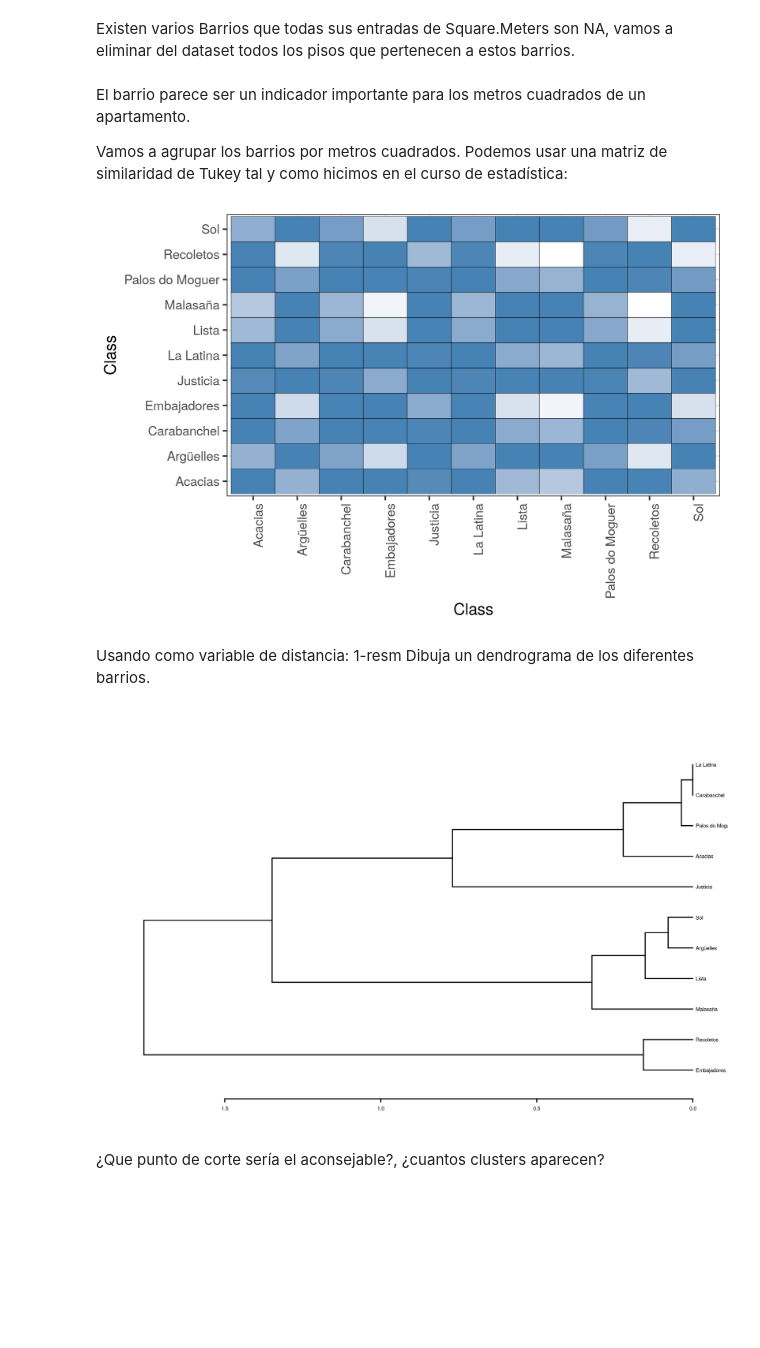
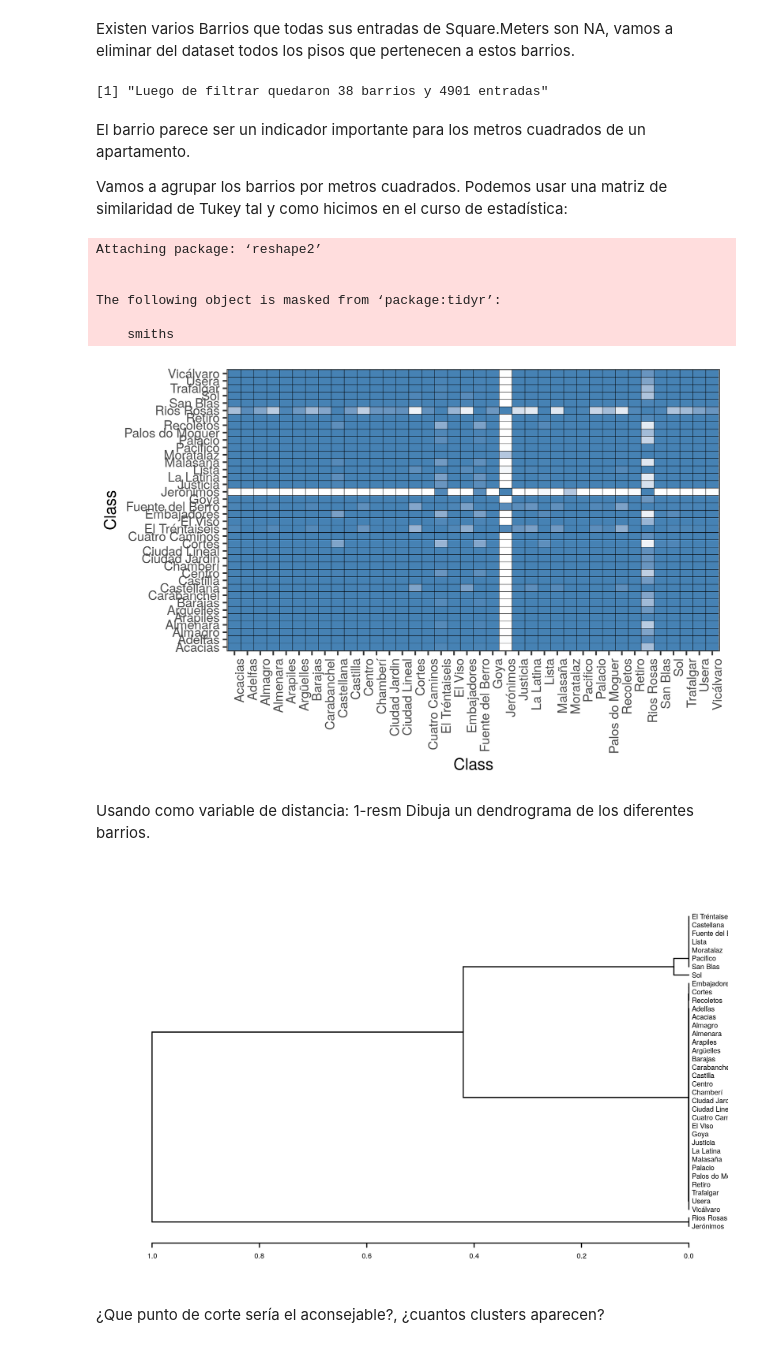
Before and after one commit to bernikrn/data-mining-practica, a Jupyter notebook: Practica-BernardoKoron.ipynb, the cells around one changed output. Drawn from its saved outputs; the diff is of its cells as text; code cells hidden in the pictures; blank space fills up the shorter version.

```diff
--- a/Practica-BernardoKoron.ipynb
+++ b/Practica-BernardoKoron.ipynb
@@ -74,0 +70,11 @@ A data.frame: 6 × 12
+# %%
+paste('Cantidad de entradas iniciales: ', airbnb |> nrow())
+
+df_madrid <- airbnb |>
+                filter(City == "Madrid") |>
+                filter(Room.Type == "Entire home/apt") |>
+                filter(Neighbourhood != '') |>
+                filter(!is.na(Neighbourhood)) |>
+                select(-c('Room.Type','City'))
+
+paste('Cantidad de entradas luego de filtrado: ', nrow(df_madrid))
@@ -75,7 +84,8 @@ A data.frame: 6 × 12
 # %% [markdown]
 Crea una nueva columna llamada Square.Meters a partir de Square.Feet. Recuerda que un pie cuadrado son 0.092903 metros cuadrados.
 # %%
-df_madrid$Square.Meters <- df_madrid$Square.Feet * 0.092903
+df_madrid <- df_madrid |> mutate(Square.Meters = Square.Feet*0.092903)
+df_madrid <- df_madrid |> select(-c('Square.Feet'))
 
-df_madrid[!is.na(df_madrid$Square.Feet),] |> head(5)
+df_madrid |> head()
 # %% [output]
@@ -145,8 +154,8 @@ Existen varios Barrios que todas sus entradas de Square.Meters son NA, vamos a e
 # %%
 # Agrupo DF por barrios y cuento cuandos valores de m2 distintos a NA hay en cada barrio.
 # Si no tiene ningun valor distinto a NA, ese barrio debera ser eliminado.
-df_madrid |> group_by(Neighbourhood) |>
-    summarise("Cantidad de pisos" = n(), "Cantidad de pisos con m2 != NA"= sum(!is.na(Square.Meters))) -> df_group_barrios
+df_group_barrios <- df_madrid |> group_by(Neighbourhood) |>
+    summarise("Cantidad de pisos con m2 != NA" = sum(!is.na(Square.Meters)))
 
 # Selecciona solo los barrios que tienen al menos un valor de m2 distinto a NA
 df_barrios_sin_m2_NA <- df_group_barrios[df_group_barrios$"Cantidad de pisos con m2 != NA" > 0, "Neighbourhood"]
@@ -156,6 +165,14 @@ barrios_sin_m2_NA <- pull(df_barrios_sin_m2_NA,Neighbourhood)
 
 # Selecciona del DF original, solo esos barrios.
 df_madrid <- df_madrid[df_madrid$Neighbourhood %in% barrios_sin_m2_NA,]
+# %%
+paste('Luego de filtrar quedaron',
+      df_madrid$Neighbourhood |> unique() |> length(),
+      'barrios y',
+      df_madrid |> nrow(),
+      'entradas')
+# %% [output]
+[1] "Luego de filtrar quedaron 38 barrios y 4901 entradas"
 # %% [markdown]
 El barrio parece ser un indicador importante para los metros cuadrados de un apartamento.
 
@@ -179,21 +196,28 @@ ggplot(dfResm, aes(x=Var1, y=Var2, fill=value))+
   ylab("Class")+xlab("Class")+theme_bw()+
   theme(axis.text.x = element_text(angle = 90, hjust = 1),legend.position="none")
 # %% [output]
+Attaching package: ‘reshape2’
+
+
+The following object is masked from ‘package:tidyr’:
+
+    smiths
-[figure, old version]
+[figure, new version]
 # %% [markdown]
 Usando como variable de distancia: 1-resm
 Dibuja un dendrograma de los diferentes barrios.
 # %%
 # Calculo de matriz de distancias
-d <- dist(as.matrix(1-resm),method = "euclidean")
+d <- as.dist(1-resm)
 
-# Calcula el cluster jerarquico
-# method="complete" calcula distancia entre dos clusters como la max dis entre los elementos mas alejados
 hc <- hclust(d,method="complete")
+#hc <- hclust(d,method="average")
+#hc <- hclust(d,method="centroid")
+
 hcd <- as.dendrogram(hc)
-par(cex=0.3)
+par(cex=0.4)
 plot(hcd, horiz=TRUE)
 # %% [output]
-[figure, old version]
+[figure, new version]
 # %% [markdown]
 ¿Que punto de corte sería el aconsejable?, ¿cuantos clusters aparecen?
```
Also changed, not shown: parts of 33 cells of this notebook, 1 other file.
